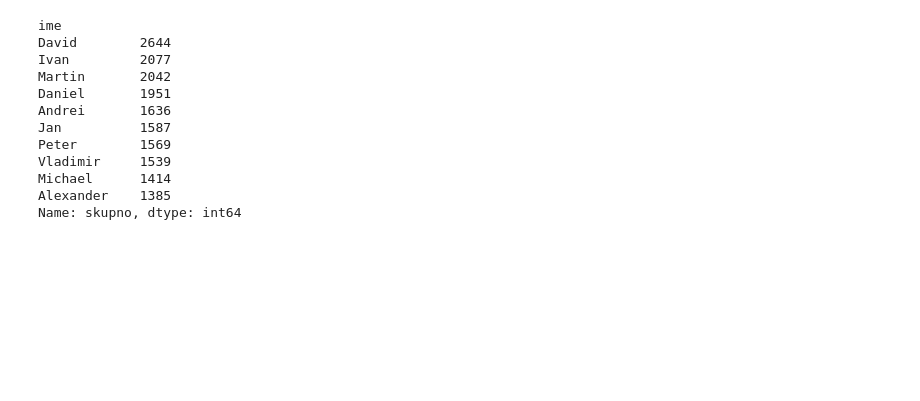
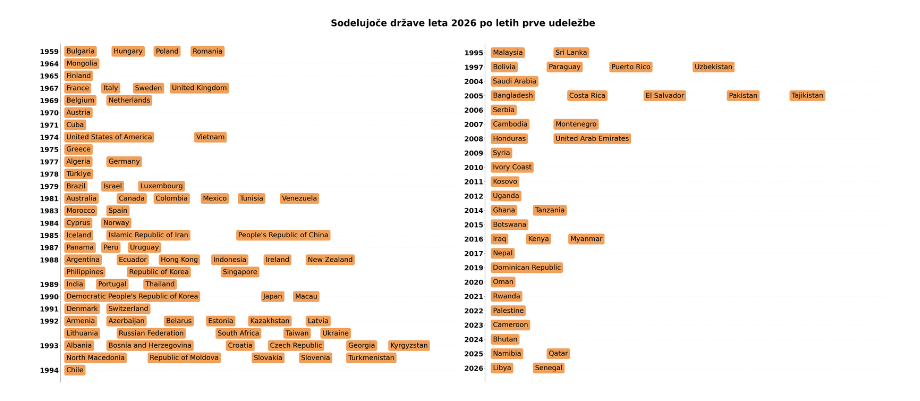
Before and after one commit to hranjecnace/uvp_projektna, a Jupyter notebook: analiza_podatkov.ipynb, the cells around one changed output. Saved outputs shown, nothing was run; the diff lists cells and outputs as text; code cells hidden in the pictures; blank space fills up the shorter version.

```diff
--- a/analiza_podatkov.ipynb
+++ b/analiza_podatkov.ipynb
@@ -158,15 +145,55 @@ plt.show()
 # %%
-df.groupby("ime")["skupno"].sum().sort_values(ascending=False).head(10)
+drzave_2026 = df[df["Leto"] == 2026]["Država"].unique()
+rezultat = df.groupby("Država")["Leto"].min().reset_index(name="Prva udeležba")
+rezultat = rezultat[rezultat["Država"].isin(drzave_2026)]
+
+sirina_na_znak, presledek, max_na_vrstico, razmik_vrstic = 1.3, 1.5, 6, 1.6
+
+def izracunaj_pozicije(drzave):
+    pozicije = [1]
+    for d in drzave[:-1]:
+        pozicije.append(pozicije[-1] + len(d) * sirina_na_znak + presledek)
+    return pozicije
+
+def sirina(drzave):
+    return izracunaj_pozicije(drzave)[-1] + len(drzave[-1]) * sirina_na_znak if drzave else 0
+
+leta_bloki = []
+for leto, skupina in rezultat.groupby("Prva udeležba"):
+    drzave = sorted(skupina["Država"])
+    podvrstice = [drzave[i:i + max_na_vrstico] for i in range(0, len(drzave), max_na_vrstico)]
+    leta_bloki.append([{"leto": leto, "drzave": p, "prikazi": idx == 0} for idx, p in enumerate(podvrstice)])
+
+leta_bloki.sort(key=lambda blok: blok[0]["leto"])
+polovica = (len(leta_bloki) + 1) // 2
+polovice = [[v for blok in leta_bloki[:polovica] for v in blok], [v for blok in leta_bloki[polovica:] for v in blok]]
+sirine = [max((sirina(v["drzave"]) for v in del_skupine), default=0) for del_skupine in polovice]
+
+fig, axes = plt.subplots(1, 2, figsize=(max(sirine) * 0.5 + 4, max(len(p) for p in polovice) * 0.5 * razmik_vrstic), dpi=120)
+
+for ax, del_skupine, sirina_dela in zip(axes, polovice, sirine):
+    yticks_pozicije, yticks_oznake = [], []
+    for pozicija, vrstica in enumerate(del_skupine):
+        y = pozicija * razmik_vrstic
+        for x, drzava in zip(izracunaj_pozicije(vrstica["drzave"]), vrstica["drzave"]):
+            ax.text(x, y, drzava, ha="left", va="center", fontsize=30,
+                     bbox=dict(boxstyle="round,pad=0.3", facecolor="#f0a15c", edgecolor="none"))
+        if vrstica["prikazi"]:
+            yticks_pozicije.append(y)
+            yticks_oznake.append(vrstica["leto"])
+
+    ax.set_ylim(-1, len(del_skupine) * razmik_vrstic)
+    ax.set_xlim(-0.5, sirina_dela + 5)
+    ax.set_yticks(yticks_pozicije)
+    ax.set_yticklabels(yticks_oznake, fontsize=30, weight="bold")
+    ax.invert_yaxis()
+    ax.set_xticks([])
+    ax.grid(axis="y", alpha=0.15, linestyle="--")
+    for spine in ["top", "right", "bottom"]:
+        ax.spines[spine].set_visible(False)
+
+fig.suptitle("Sodelujoče države leta 2026 po letih prve udeležbe", fontsize=40, weight="bold", y=1.03)
+plt.tight_layout()
+plt.show()
 # %% [output]
-ime
-David        2644
-Ivan         2077
-Martin       2042
-Daniel       1951
-Andrei       1636
-Jan          1587
-Peter        1569
-Vladimir     1539
-Michael      1414
-Alexander    1385
-Name: skupno, dtype: int64
+[figure, added]
```
Also changed, not shown: parts of 7 cells of this notebook, 3 other files.
